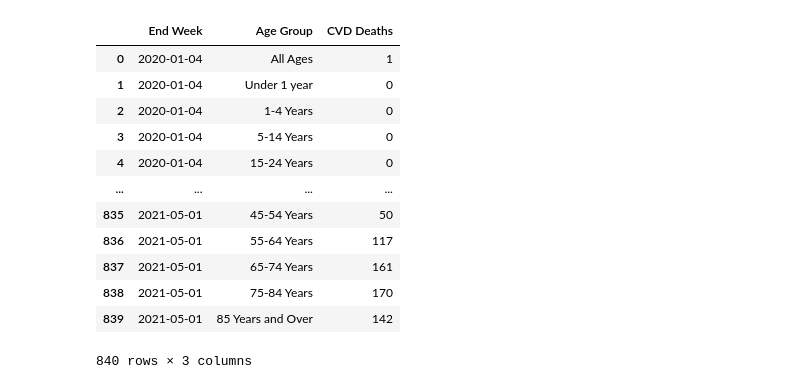
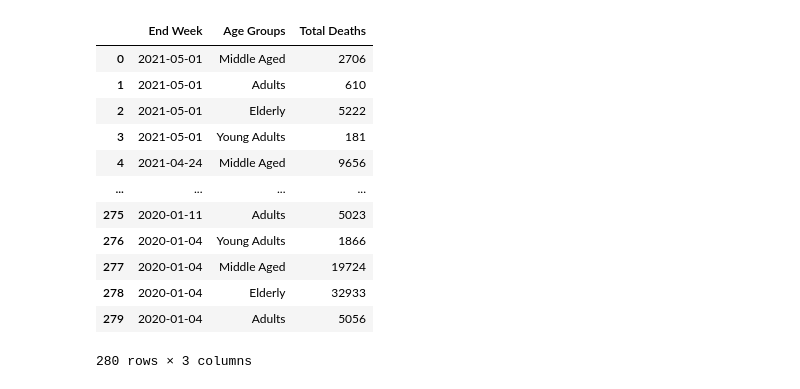
Before and after one commit to itsjonlau/Final-Project, a Jupyter notebook: JonLau_Dev/Analyzing_Data.ipynb, the cells around one changed output. Saved outputs shown, nothing was run; the diff lists cells and outputs as text; code cells hidden in the pictures.

```diff
--- a/JonLau_Dev/Analyzing_Data.ipynb
+++ b/JonLau_Dev/Analyzing_Data.ipynb
@@ -10,17 +12,17 @@ Updated_Data_Week = pd.read_csv("Resources/Updated_Data_Week.csv")
 Cleanvax =pd.read_csv("Resources/CleanVaxdb.csv")
-# %%
-Updated_Data_Week
-# %% [output]
-|  | End Week | Age Group | CVD Deaths |
-| 0 | 2020-01-04 | All Ages | 1 |
-| 1 | 2020-01-04 | Under 1 year | 0 |
-| 2 | 2020-01-04 | 1-4 Years | 0 |
-| 3 | 2020-01-04 | 5-14 Years | 0 |
-| 4 | 2020-01-04 | 15-24 Years | 0 |
-| ... | ... | ... | ... |
-| 835 | 2021-05-01 | 45-54 Years | 50 |
-| 836 | 2021-05-01 | 55-64 Years | 117 |
-| 837 | 2021-05-01 | 65-74 Years | 161 |
-| 838 | 2021-05-01 | 75-84 Years | 170 |
-| 839 | 2021-05-01 | 85 Years and Over | 142 |
-840 rows × 3 columns
+# %%
+Updated_Data_week_TTD
+# %% [output]
+|  | End Week | Age Groups | Total Deaths |
+| 0 | 2021-05-01 | Middle Aged | 2706 |
+| 1 | 2021-05-01 | Adults | 610 |
+| 2 | 2021-05-01 | Elderly | 5222 |
+| 3 | 2021-05-01 | Young Adults | 181 |
+| 4 | 2021-04-24 | Middle Aged | 9656 |
+| ... | ... | ... | ... |
+| 275 | 2020-01-11 | Adults | 5023 |
+| 276 | 2020-01-04 | Young Adults | 1866 |
+| 277 | 2020-01-04 | Middle Aged | 19724 |
+| 278 | 2020-01-04 | Elderly | 32933 |
+| 279 | 2020-01-04 | Adults | 5056 |
+280 rows × 3 columns
```
Also changed, not shown: parts of 20 cells of this notebook, 9 other files.
